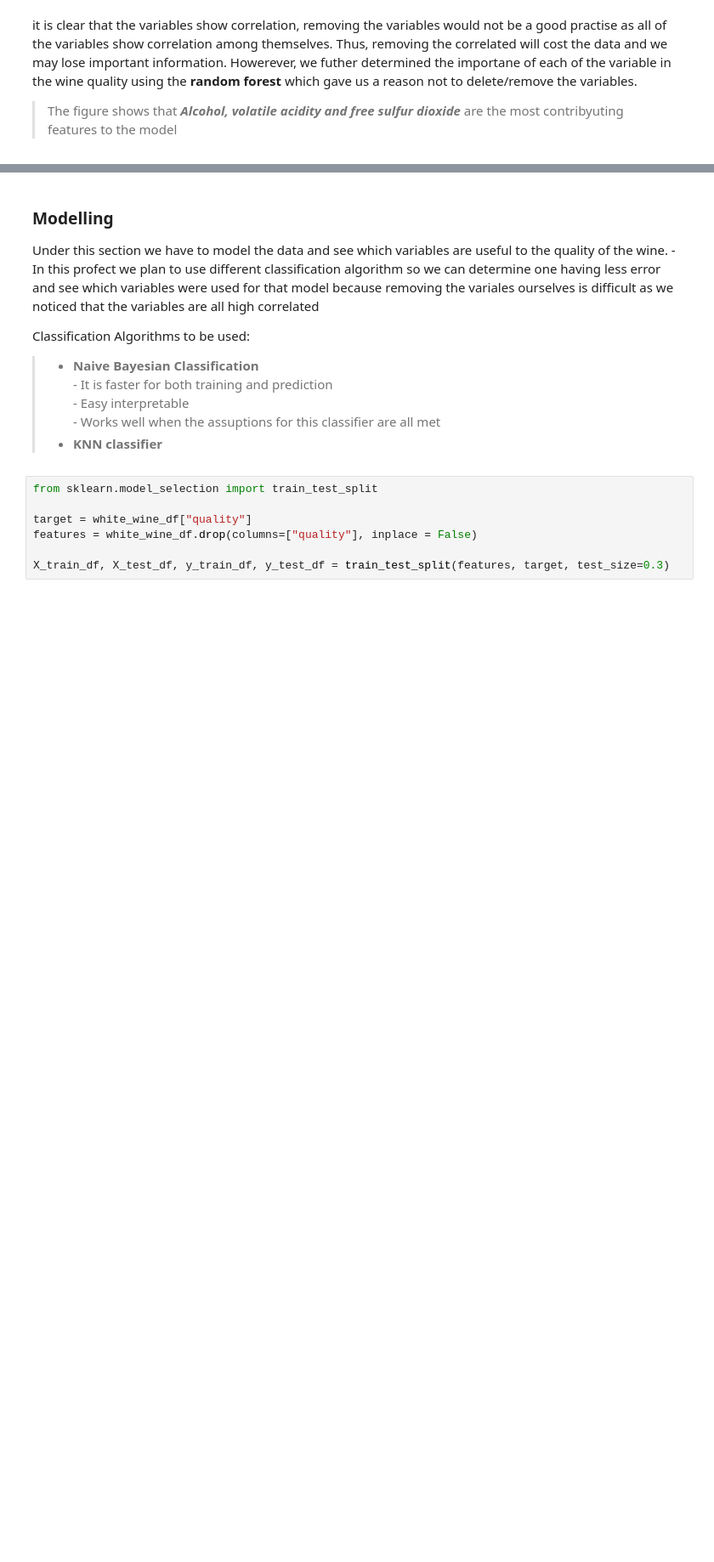
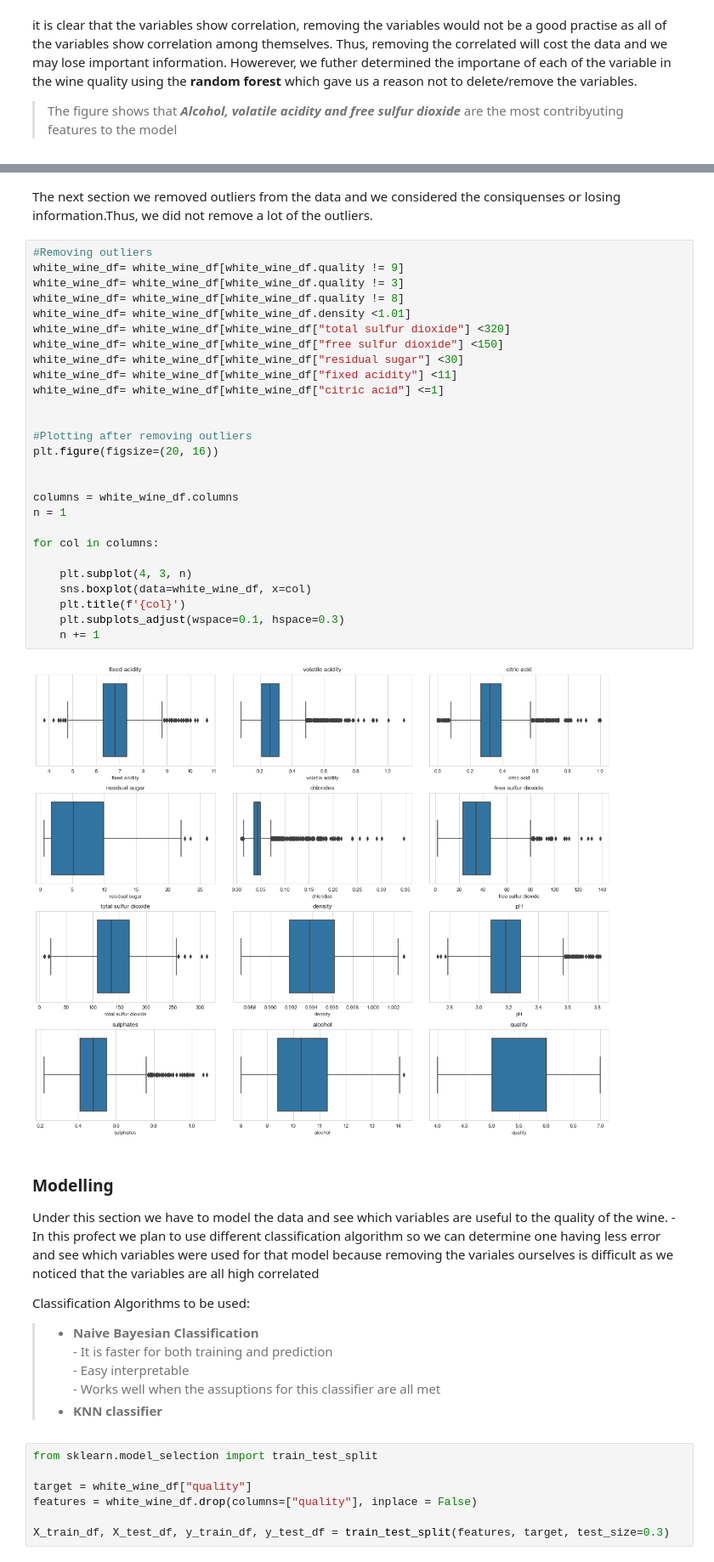
Before and after one commit to FeziweMelvin/Wine-Quality, a Jupyter notebook: whitewine.ipynb, the cells around one changed output, grey strips where cells are left out. Shown at 85% size. Saved outputs shown, nothing was run; the diff lists cells and outputs as text; blank space fills up the shorter version.

```diff
--- a/whitewine.ipynb
+++ b/whitewine.ipynb
@@ -247,3 +254,34 @@ for i in range(len(explanatory_vars )-3,len(explanatory_vars )):
+# %% [markdown]
+The next section we removed outliers from the data and we considered the consiquenses or losing information.Thus, we did not remove a lot of the outliers.
+# %%
+#Removing outliers
+white_wine_df= white_wine_df[white_wine_df.quality != 9]
+white_wine_df= white_wine_df[white_wine_df.quality != 3]
+white_wine_df= white_wine_df[white_wine_df.quality != 8]
+white_wine_df= white_wine_df[white_wine_df.density <1.01]
+white_wine_df= white_wine_df[white_wine_df["total sulfur dioxide"] <320]
+white_wine_df= white_wine_df[white_wine_df["free sulfur dioxide"] <150]
+white_wine_df= white_wine_df[white_wine_df["residual sugar"] <30]
+white_wine_df= white_wine_df[white_wine_df["fixed acidity"] <11]
+white_wine_df= white_wine_df[white_wine_df["citric acid"] <=1]
+
+
+#Plotting after removing outliers
+plt.figure(figsize=(20, 16))
+
+
+columns = white_wine_df.columns
+n = 1
+
+for col in columns:
+
+    plt.subplot(4, 3, n)
+    sns.boxplot(data=white_wine_df, x=col)
+    plt.title(f'{col}')
+    plt.subplots_adjust(wspace=0.1, hspace=0.3)
+    n += 1
+# %% [output]
+[figure, added]
 # %% [markdown]
 ### Modelling
 
```
Also changed, not shown: parts of 12 cells of this notebook.
